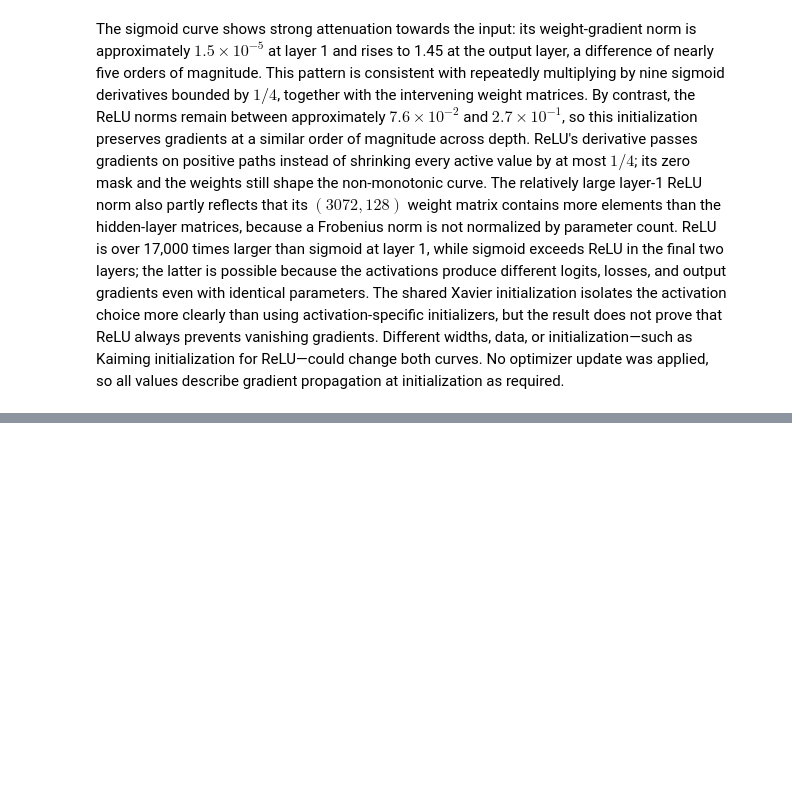
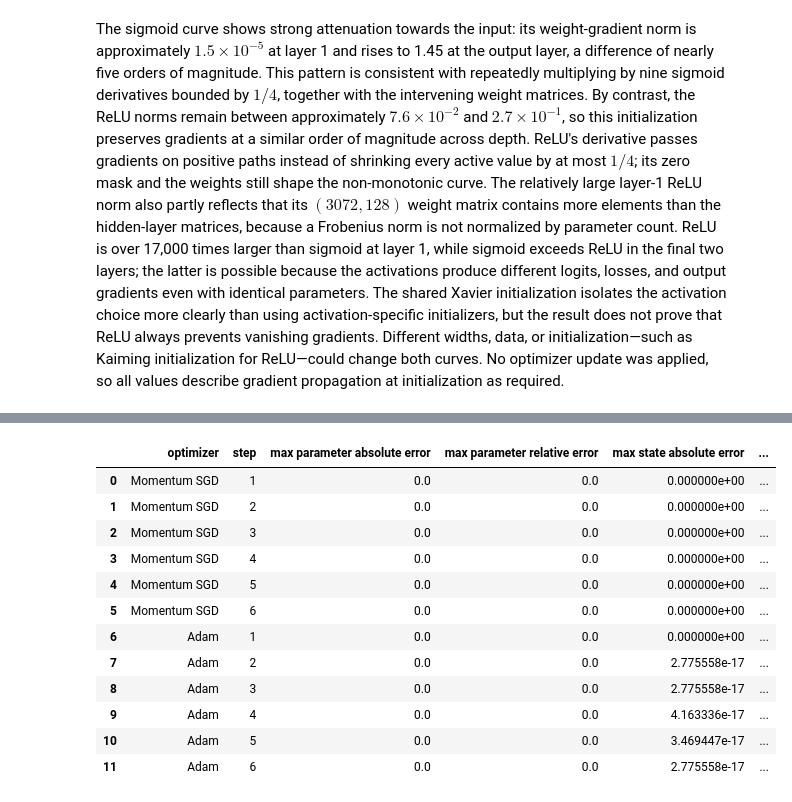
Before and after one commit to LahiruMJ11/CNN-with-CIFAR10, a Jupyter notebook: CNN with CIFAR10.ipynb, the cells around one changed output, grey strips where cells are left out. Drawn from its saved outputs; the diff is of its cells as text; code cells hidden in the pictures; blank space fills up the shorter version.

Commit message:
momentum SGD and Adam optimizers

```diff
--- a/CNN with CIFAR10.ipynb
+++ b/CNN with CIFAR10.ipynb
@@ -1151,0 +1306,92 @@ The sigmoid curve shows strong attenuation towards the input: its weight-gradien
+# %%
+initial_optimizer_tensors = [
+    torch.tensor([[0.35, -0.80, 1.20], [-1.10, 0.25, 0.60]], dtype=torch.float64),
+    torch.tensor([0.40, -0.15, 0.90, -1.30], dtype=torch.float64),
+]
+
+optimizer_cases = [
+    {
+        "name": "Momentum SGD",
+        "custom": MomentumSGD,
+        "reference": torch.optim.SGD,
+        "kwargs": {"lr": 0.05, "momentum": 0.9},
+        "state keys": ("momentum_buffer",),
+    },
+    {
+        "name": "Adam",
+        "custom": BiasCorrectedAdam,
+        "reference": torch.optim.Adam,
+        "kwargs": {"lr": 0.01, "betas": (0.9, 0.999), "eps": 1e-8},
+        "state keys": ("exp_avg", "exp_avg_sq"),
+    },
+]
+
+parity_records = []
+for case in optimizer_cases:
+    custom_parameters = [
+        torch.nn.Parameter(tensor.clone()) for tensor in initial_optimizer_tensors
+    ]
+    reference_parameters = [
+        torch.nn.Parameter(tensor.clone()) for tensor in initial_optimizer_tensors
+    ]
+    custom_optimizer = case["custom"](custom_parameters, **case["kwargs"])
+    reference_optimizer = case["reference"](
+        reference_parameters, **case["kwargs"]
+    )
+
+    for step in range(1, OPTIMIZER_STEPS + 1):
+        gradients = prescribed_gradients(initial_optimizer_tensors, step)
+        for custom_parameter, reference_parameter, gradient in zip(
+            custom_parameters, reference_parameters, gradients
+        ):
+            custom_parameter.grad = gradient.clone()
+            reference_parameter.grad = gradient.clone()
+
+        custom_optimizer.step()
+        reference_optimizer.step()
+
+        parameter_abs_error, parameter_rel_error = maximum_errors(
+            custom_parameters, reference_parameters
+        )
+        custom_states = [
+            custom_optimizer.state[parameter][key]
+            for parameter in custom_parameters for key in case["state keys"]
+        ]
+        reference_states = [
+            reference_optimizer.state[parameter][key]
+            for parameter in reference_parameters for key in case["state keys"]
+        ]
+        state_abs_error, _ = maximum_errors(custom_states, reference_states)
+
+        parity_records.append(
+            {
+                "optimizer": case["name"],
+                "step": step,
+                "max parameter absolute error": parameter_abs_error,
+                "max parameter relative error": parameter_rel_error,
+                "max state absolute error": state_abs_error,
+                "parameters allclose": tensors_allclose(
+                    custom_parameters, reference_parameters
+                ),
+                "states allclose": tensors_allclose(custom_states, reference_states),
+            }
+        )
+
+optimizer_parity_table = pd.DataFrame(parity_records)
+assert optimizer_parity_table["parameters allclose"].all()
+assert optimizer_parity_table["states allclose"].all()
+optimizer_parity_table
+# %% [output]
+|  | optimizer | step | max parameter absolute error | max parameter relative error | max state absolute error | ... |
+| 0 | Momentum SGD | 1 | 0.0 | 0.0 | 0.000000e+00 | ... |
+| 1 | Momentum SGD | 2 | 0.0 | 0.0 | 0.000000e+00 | ... |
+| 2 | Momentum SGD | 3 | 0.0 | 0.0 | 0.000000e+00 | ... |
+| 3 | Momentum SGD | 4 | 0.0 | 0.0 | 0.000000e+00 | ... |
+| 4 | Momentum SGD | 5 | 0.0 | 0.0 | 0.000000e+00 | ... |
+| 5 | Momentum SGD | 6 | 0.0 | 0.0 | 0.000000e+00 | ... |
+| 6 | Adam | 1 | 0.0 | 0.0 | 0.000000e+00 | ... |
+| 7 | Adam | 2 | 0.0 | 0.0 | 2.775558e-17 | ... |
+| 8 | Adam | 3 | 0.0 | 0.0 | 2.775558e-17 | ... |
+| 9 | Adam | 4 | 0.0 | 0.0 | 4.163336e-17 | ... |
+| 10 | Adam | 5 | 0.0 | 0.0 | 3.469447e-17 | ... |
+| 11 | Adam | 6 | 0.0 | 0.0 | 2.775558e-17 | ... |
```
Also changed, not shown: parts of 9 cells of this notebook.
